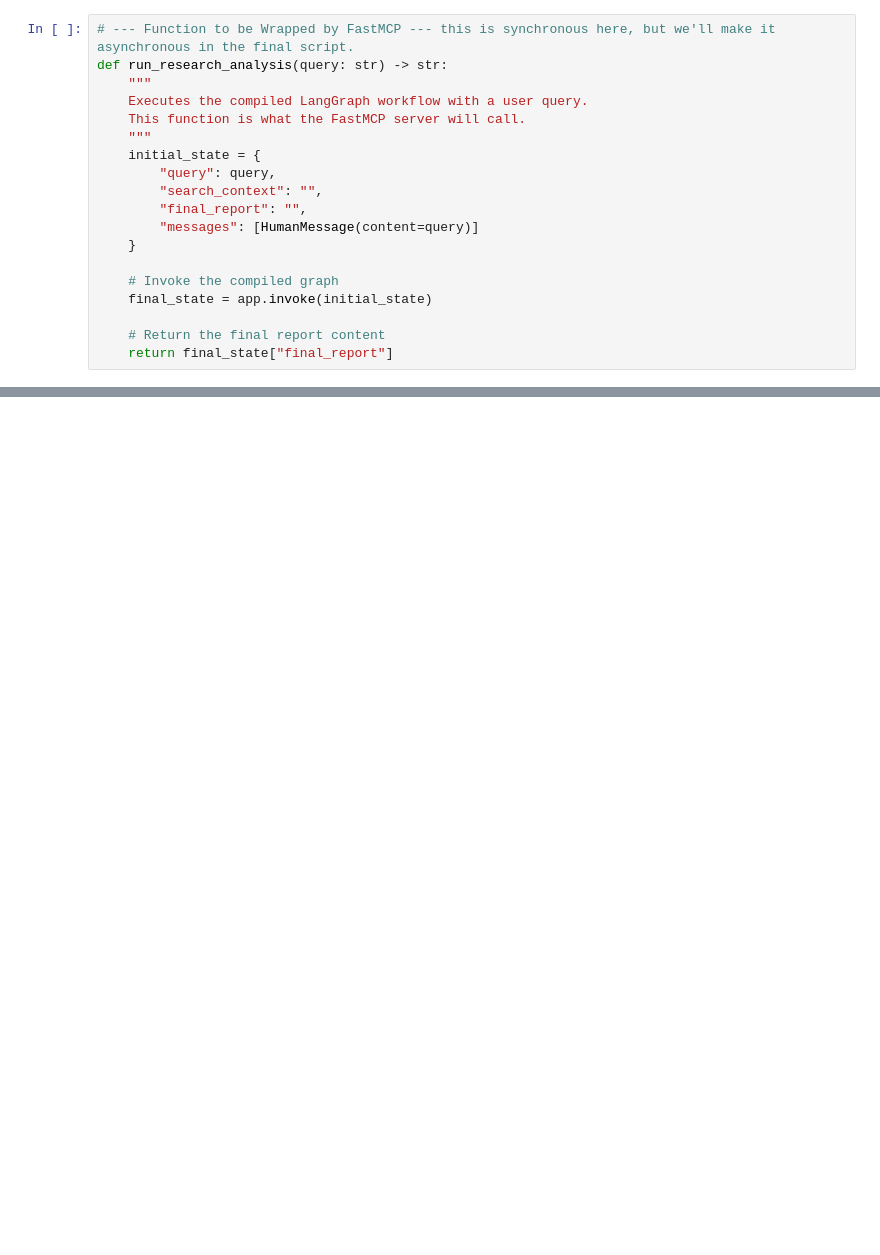
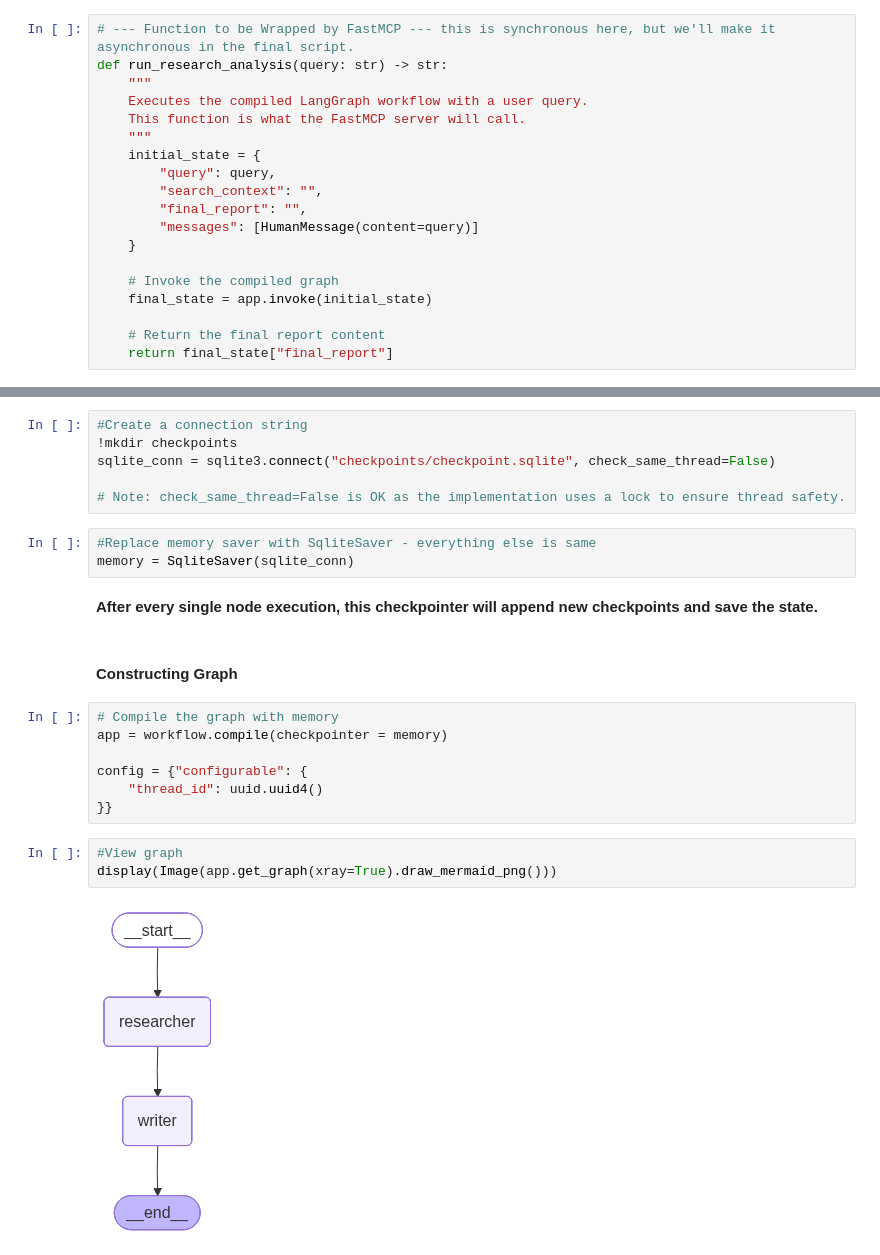
Before and after one commit to truefoundry/agentic-ai-deployment-cookbook, a Jupyter notebook: src/agents/langgraph/notebooks/research_report_generation_langgraph.ipynb, the cells around one changed output, grey strips where cells are left out. Saved outputs shown, nothing was run; the diff lists cells and outputs as text; blank space fills up the shorter version.

```diff
--- a/src/agents/langgraph/notebooks/research_report_generation_langgraph.ipynb
+++ b/src/agents/langgraph/notebooks/research_report_generation_langgraph.ipynb
@@ -228,0 +280,25 @@ These developments represent a critical stage in the evolution of quantum comput
+# %%
+#Create a connection string
+!mkdir checkpoints
+sqlite_conn = sqlite3.connect("checkpoints/checkpoint.sqlite", check_same_thread=False)
+
+# Note: check_same_thread=False is OK as the implementation uses a lock to ensure thread safety.
+# %%
+#Replace memory saver with SqliteSaver - everything else is same
+memory = SqliteSaver(sqlite_conn)
+# %% [markdown]
+**After every single node execution, this checkpointer will append new checkpoints and save the state.**
+# %% [markdown]
+#### Constructing Graph
+# %%
+# Compile the graph with memory
+app = workflow.compile(checkpointer = memory)
+
+config = {"configurable": {
+    "thread_id": uuid.uuid4()
+}}
+# %%
+#View graph
+display(Image(app.get_graph(xray=True).draw_mermaid_png()))
+# %% [output]
+[figure, added]
```
Also changed, not shown: parts of 56 cells of this notebook, 10 other files.
